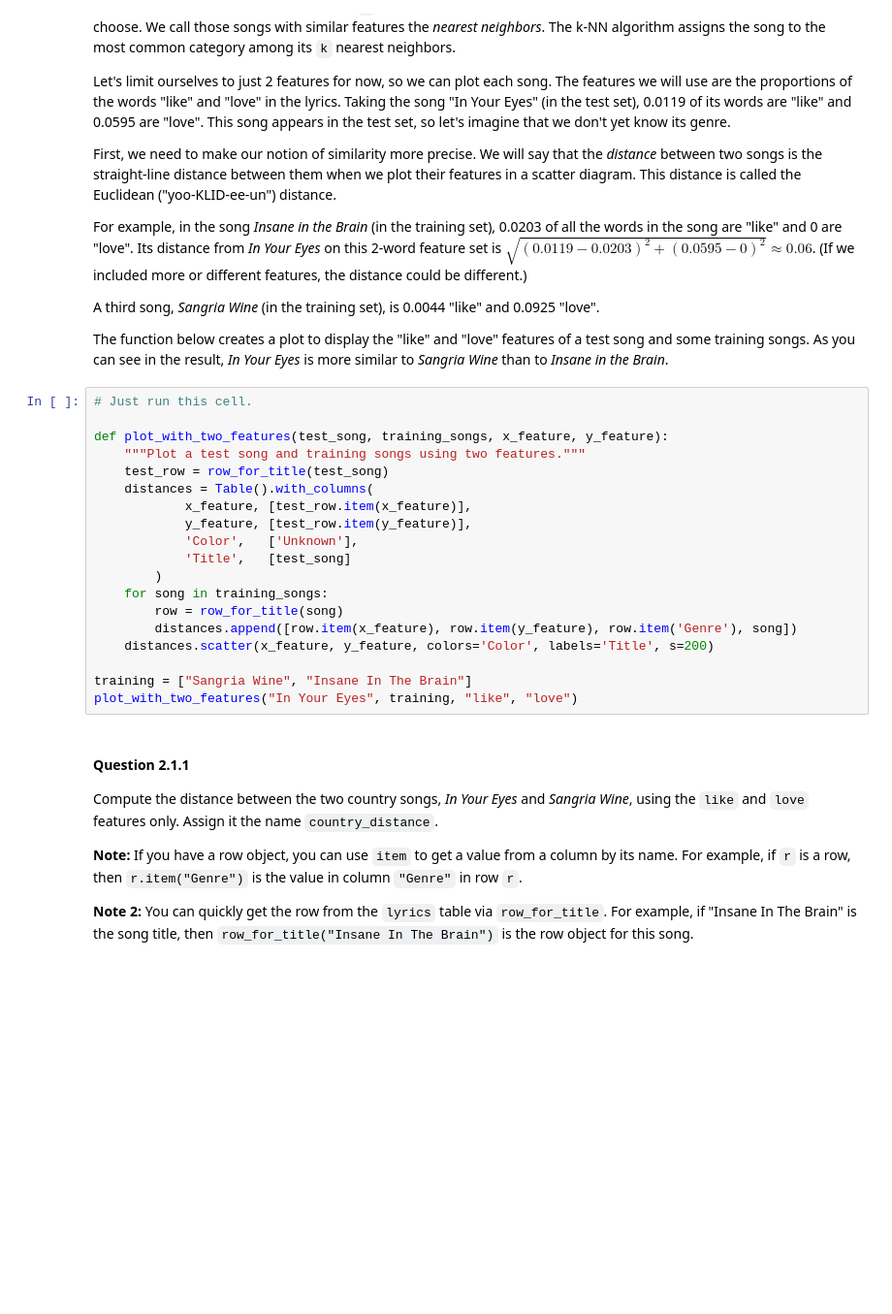
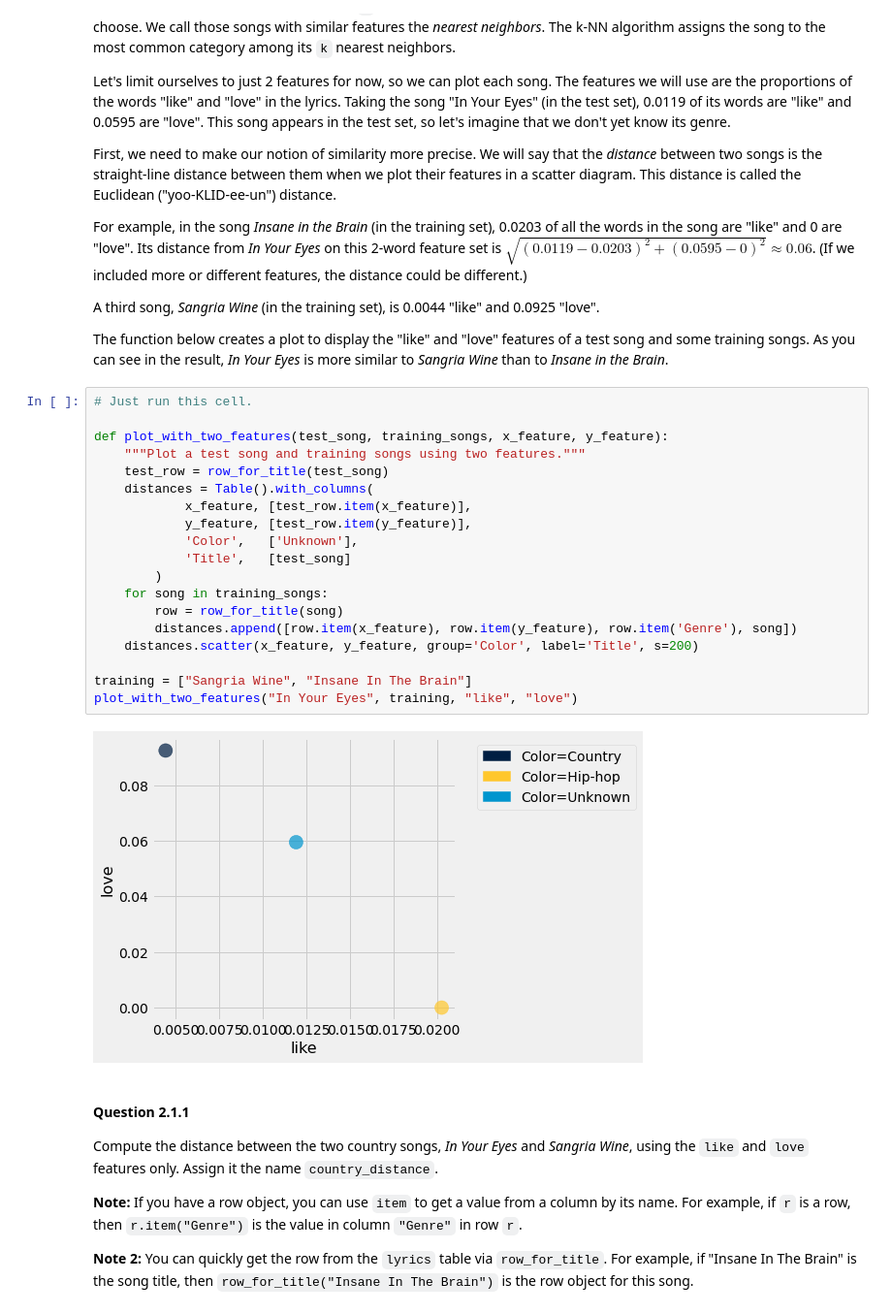
Before and after one commit to Weijun-H/data8, a Jupyter notebook: project/project3/project3.ipynb, the cells around one changed output. Shown: that part at 97% size. Drawn from its saved outputs; the diff is of its cells as text; blank space fills up the shorter version.

```diff
--- a/project/project3/project3.ipynb
+++ b/project/project3/project3.ipynb
@@ -283,22 +283,24 @@ The function below creates a plot to display the "like" and "love" features of a
 # %%
 # Just run this cell.
 
 def plot_with_two_features(test_song, training_songs, x_feature, y_feature):
     """Plot a test song and training songs using two features."""
     test_row = row_for_title(test_song)
     distances = Table().with_columns(
             x_feature, [test_row.item(x_feature)],
             y_feature, [test_row.item(y_feature)],
             'Color',   ['Unknown'],
             'Title',   [test_song]
         )
     for song in training_songs:
         row = row_for_title(song)
         distances.append([row.item(x_feature), row.item(y_feature), row.item('Genre'), song])
-    distances.scatter(x_feature, y_feature, colors='Color', labels='Title', s=200)
+    distances.scatter(x_feature, y_feature, group='Color', label='Title', s=200)
 
 training = ["Sangria Wine", "Insane In The Brain"]
 plot_with_two_features("In Your Eyes", training, "like", "love")
+# %% [output]
+[figure, added]
 # %% [markdown]
 #### Question 2.1.1
 Compute the distance between the two country songs, *In Your Eyes* and *Sangria Wine*, using the `like` and `love` features only.  Assign it the name `country_distance`.
```
Also changed, not shown: parts of 25 cells of this notebook, 1 other file.
